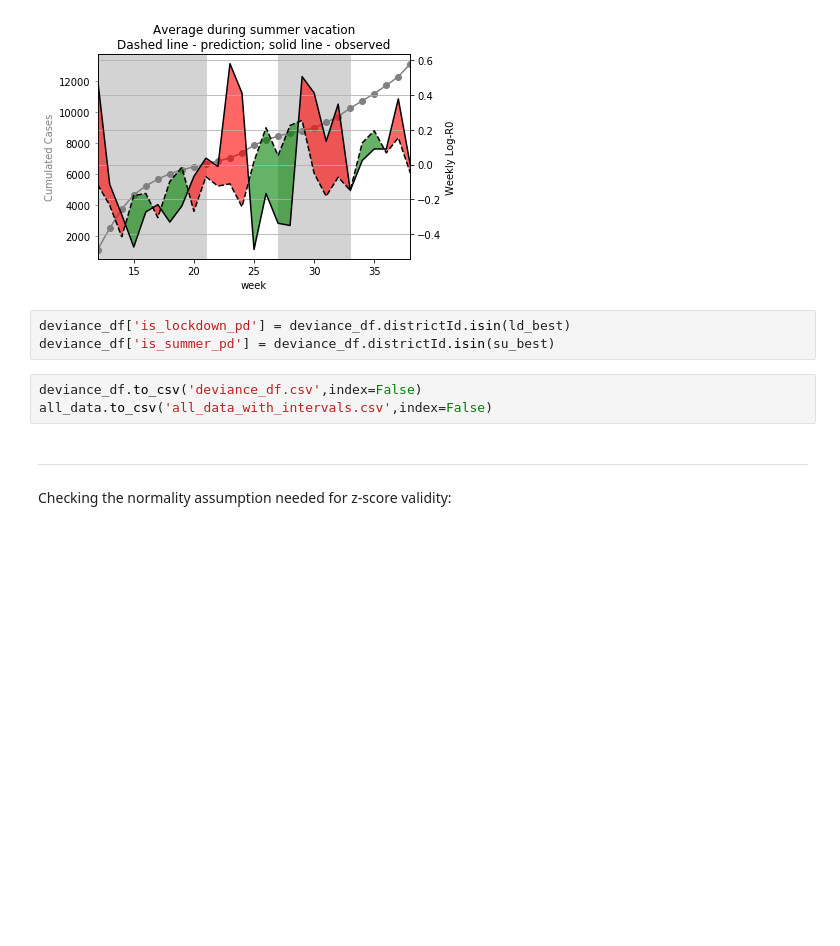
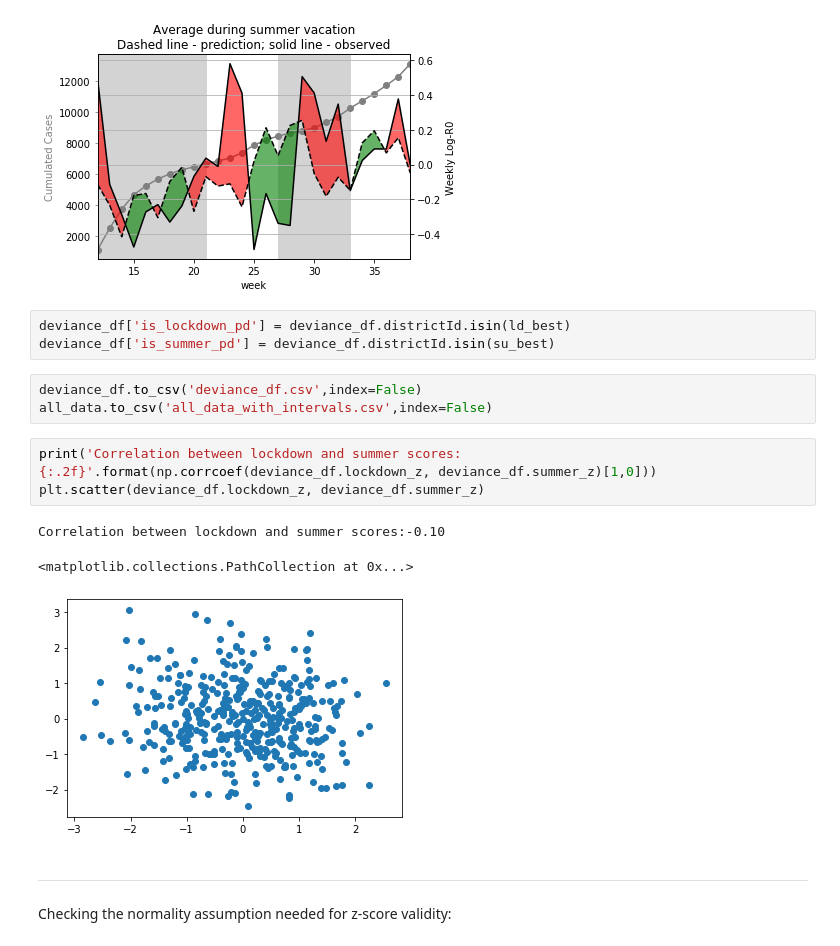
Before and after one commit to gizdatalab/Covid_DPPD, a Jupyter notebook: 06_deviance_analysis.ipynb, the cells around one changed output. Saved outputs shown, nothing was run; the diff lists cells and outputs as text; blank space fills up the shorter version.

```diff
--- a/06_deviance_analysis.ipynb
+++ b/06_deviance_analysis.ipynb
@@ -186,6 +186,13 @@ deviance_df['is_summer_pd'] = deviance_df.districtId.isin(su_best)
 # %%
 deviance_df.to_csv('deviance_df.csv',index=False)
 all_data.to_csv('all_data_with_intervals.csv',index=False)
+# %%
+print('Correlation between lockdown and summer scores:{:.2f}'.format(np.corrcoef(deviance_df.lockdown_z, deviance_df.summer_z)[1,0]))
+plt.scatter(deviance_df.lockdown_z, deviance_df.summer_z)
+# %% [output]
+Correlation between lockdown and summer scores:-0.10
+<matplotlib.collections.PathCollection at 0x...>
+[figure, added]
 # %% [markdown]
 ___________________________________________________________________________
 # %% [markdown]
```
Also changed, not shown: parts of 4 cells of this notebook, 6 other files.
